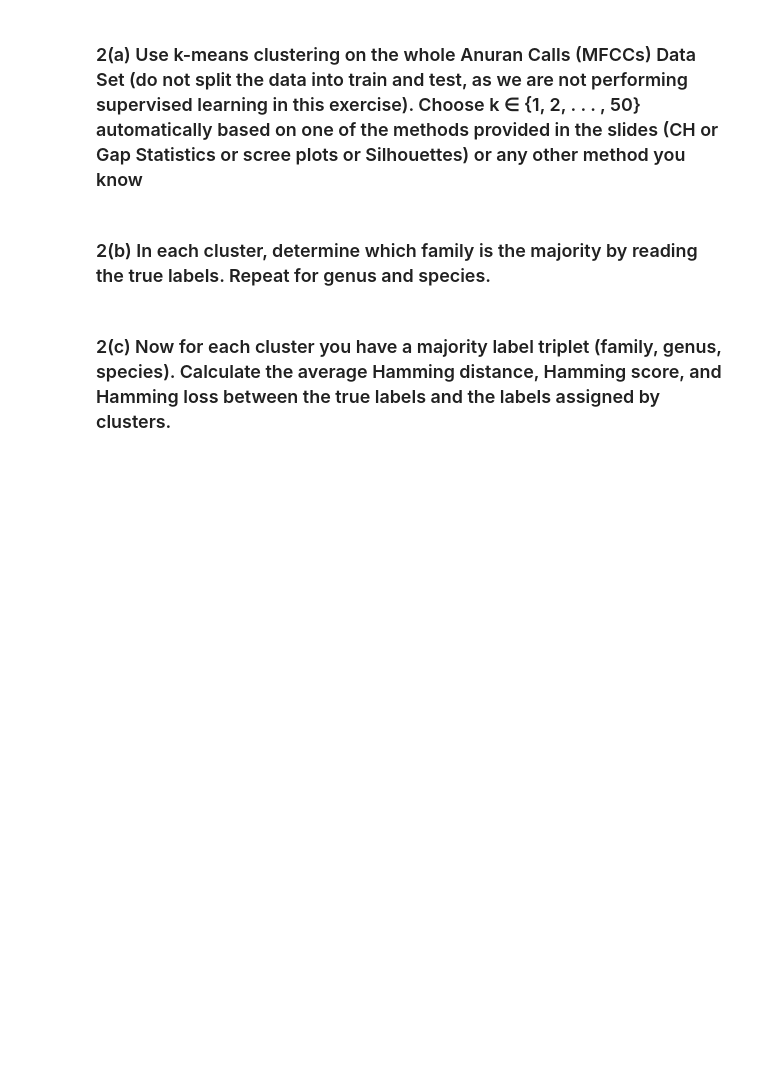
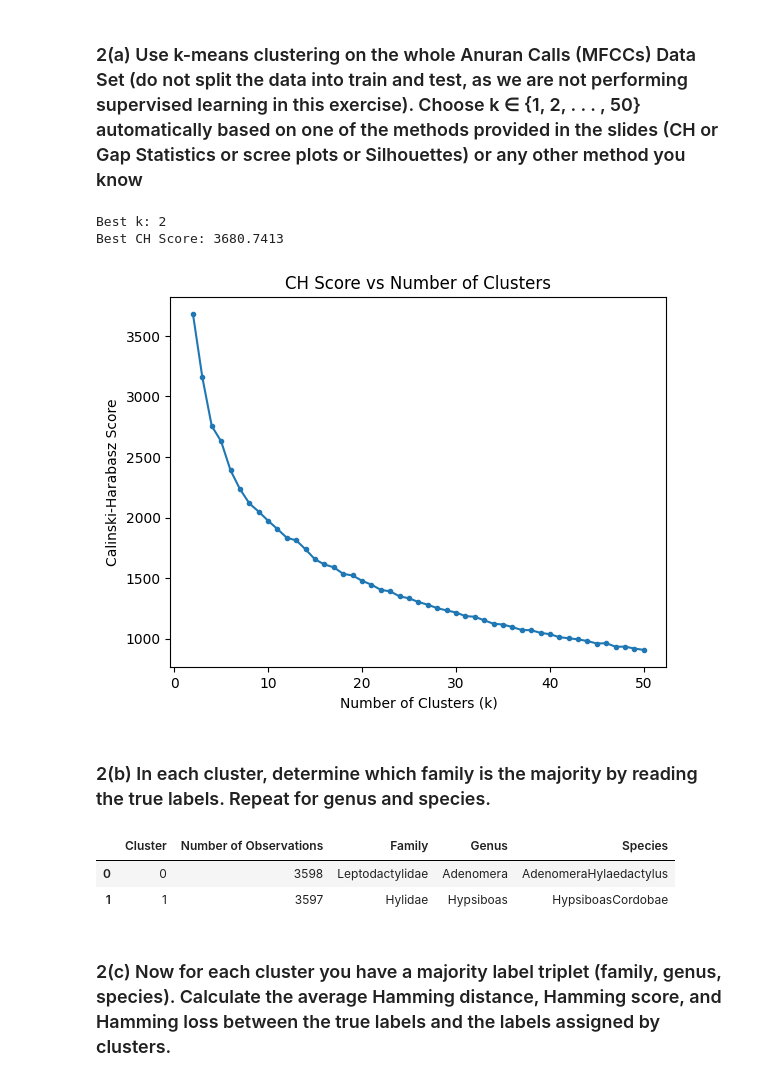
Before and after one commit to jfulch/dsci-552-fulcher-jesse-hw7, a Jupyter notebook: notebook/Fulcher_Jesse_HW7.ipynb, the cells around one changed output. Saved outputs shown, nothing was run; the diff lists cells and outputs as text; code cells hidden in the pictures; blank space fills up the shorter version.

```diff
--- a/notebook/Fulcher_Jesse_HW7.ipynb
+++ b/notebook/Fulcher_Jesse_HW7.ipynb
@@ -227,7 +306,63 @@ Hamming Score: 0.943
 **Monte-Carlo Simulation**: Perform the following procedures 50 times, and report the average and standard deviation of the 50 Hamming Distances that you calculate.
 # %% [markdown]
 ### 2(a) Use k-means clustering on the whole Anuran Calls (MFCCs) Data Set (do not split the data into train and test, as we are not performing supervised learning in this exercise). Choose k ∈ {1, 2, . . . , 50} automatically based on one of the methods provided in the slides (CH or Gap Statistics or scree plots or Silhouettes) or any other method you know
+# %%
+import matplotlib.pyplot as plt
+from sklearn.cluster import KMeans
+from sklearn.metrics import calinski_harabasz_score
+
+feature_columns = [c for c in df.columns if c.startswith("MFCCs")]
+label_columns = ["Family", "Genus", "Species"]
+
+x_all = df[feature_columns]
+y_all = df[label_columns]
+ch_scores = []
+
+for k in range(2, 51):
+    model = KMeans(n_clusters=k, random_state=42, n_init=10)
+    cluster_ids = model.fit_predict(x_all)
+    score = calinski_harabasz_score(x_all, cluster_ids)
+    ch_scores.append((k, score))
+
+best_k, best_ch_score = max(ch_scores, key=lambda results: results[1])
+
+print("Best k:", best_k)
+print("Best CH Score:", round(best_ch_score, 4))
+
+ks, scores = zip(*ch_scores)
+plt.plot(ks, scores, marker='.')
+plt.xlabel("Number of Clusters (k)")
+plt.ylabel("Calinski-Harabasz Score")
+plt.title("CH Score vs Number of Clusters")
+plt.show()
+# %% [output]
+Best k: 2
+Best CH Score: 3680.7413
+[figure, added]
 # %% [markdown]
 ### 2(b) In each cluster, determine which family is the majority by reading the true labels. Repeat for genus and species.
+# %%
+kmeans = KMeans(n_clusters=best_k, n_init=10, random_state=42)
+clusters = kmeans.fit_predict(x_all)
+majority_rows = []
+
+for cluster_id in sorted(set(clusters)):
+    members = clusters == cluster_id
+    row = {
+        "Cluster": cluster_id,
+        "Number of Observations": int(members.sum())
+    }
+
+    for label in label_columns:
+        row[label] = y_all.loc[members, label].mode().iloc[0]
+
+    majority_rows.append(row)
+
+majority_labels = pd.DataFrame(majority_rows)
+display(majority_labels)
+# %% [output]
+|  | Cluster | Number of Observations | Family | Genus | Species |
+| 0 | 0 | 3598 | Leptodactylidae | Adenomera | AdenomeraHylaedactylus |
+| 1 | 1 | 3597 | Hylidae | Hypsiboas | HypsiboasCordobae |
 # %% [markdown]
 ### 2(c) Now for each cluster you have a majority label triplet (family, genus, species). Calculate the average Hamming distance, Hamming score, and Hamming loss between the true labels and the labels assigned by clusters.
```
Also changed, not shown: parts of 8 cells of this notebook.
